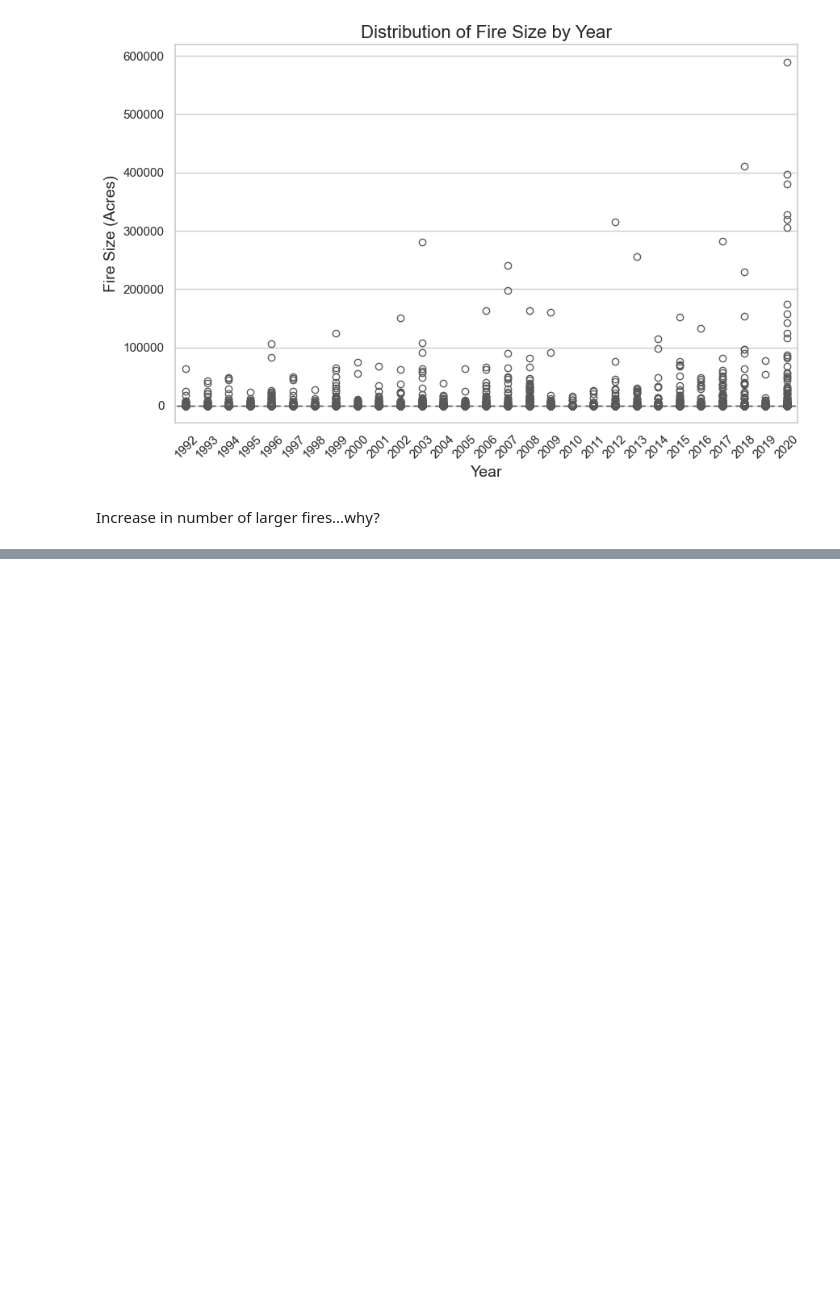
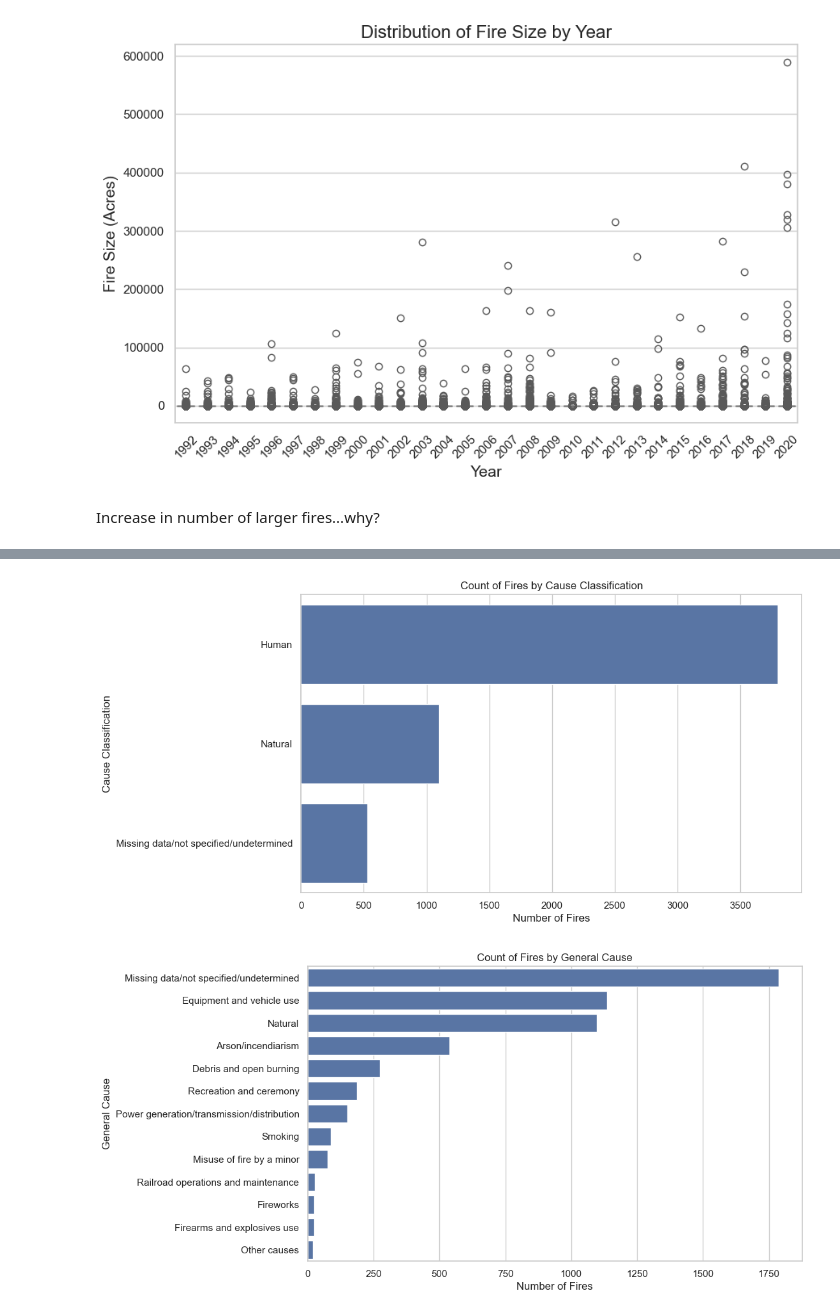
Before and after one commit to briangullen/California_Wildfire_Analysis, a Jupyter notebook: ca-wildfire-prep-eda.ipynb, the cells around one changed output, grey strips where cells are left out. Cells and saved outputs as stored; diff of their text form; code cells hidden in the pictures; blank space fills up the shorter version.

```diff
--- a/ca-wildfire-prep-eda.ipynb
+++ b/ca-wildfire-prep-eda.ipynb
@@ -332,0 +336,2 @@ interactive_map_ca.show()
+# %%
+df = pd.read_csv('ca_wildfire_weather.csv')
@@ -332,0 +382,19 @@ interactive_map_ca.show()
+# %%
+# Bar plot for Cause Classification (repeated graphs just checking the new csv)
+plt.figure(figsize=(10, 6))
+sns.countplot(y='Cause_Classification', data=df, order=df['Cause_Classification'].value_counts().index)
+plt.title('Count of Fires by Cause Classification')
+plt.xlabel('Number of Fires')
+plt.ylabel('Cause Classification')
+plt.show()
+
+# Bar plot for General Cause
+plt.figure(figsize=(10, 6))
+sns.countplot(y='General_Cause', data=df, order=df['General_Cause'].value_counts().index)
+plt.title('Count of Fires by General Cause')
+plt.xlabel('Number of Fires')
+plt.ylabel('General Cause')
+plt.show()
+# %% [output]
+[figure, added]
+[figure, added]
```
Also changed, not shown: parts of 20 cells of this notebook.
